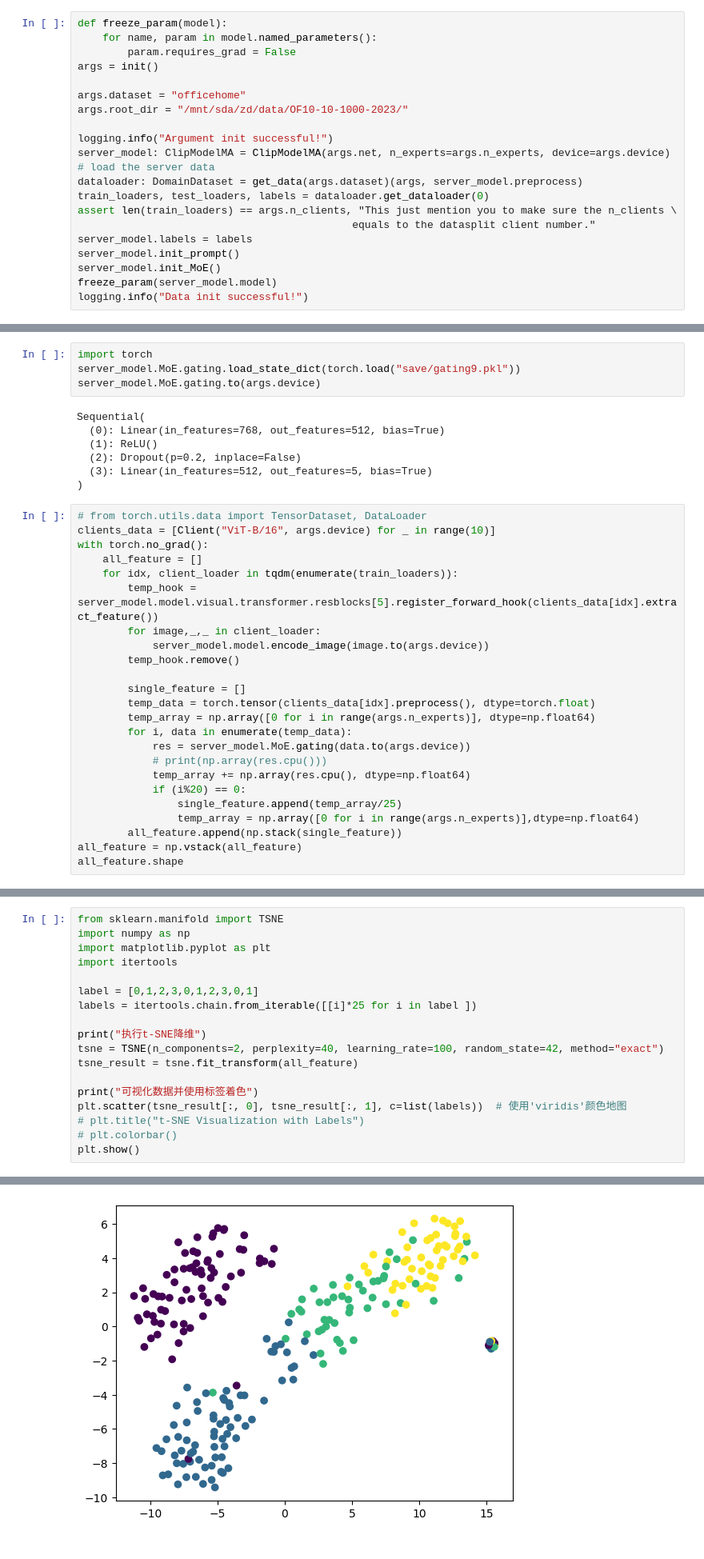
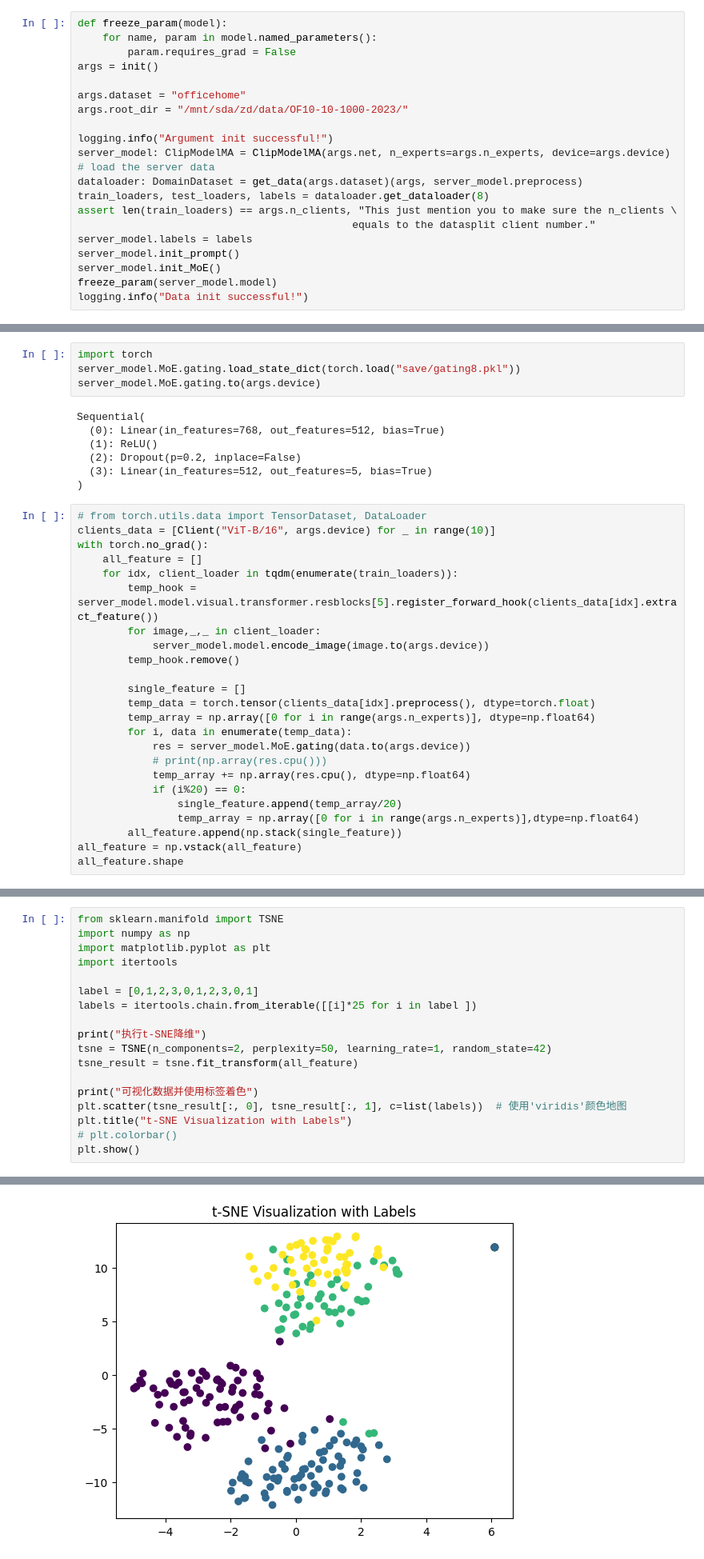
Before and after one commit to bear-zd/MoAFCL, a Jupyter notebook: draw.ipynb, the cells around one changed output, grey strips where cells are left out. Shown at 80% size. Saved outputs shown, nothing was run; the diff lists cells and outputs as text.

```diff
--- a/draw.ipynb
+++ b/draw.ipynb
@@ -73,7 +77,7 @@ args.root_dir = "/mnt/sda/zd/data/OF10-10-1000-2023/"
 logging.info("Argument init successful!")
 server_model: ClipModelMA = ClipModelMA(args.net, n_experts=args.n_experts, device=args.device)  # load the server data
 dataloader: DomainDataset = get_data(args.dataset)(args, server_model.preprocess)
-train_loaders, test_loaders, labels = dataloader.get_dataloader(0)
+train_loaders, test_loaders, labels = dataloader.get_dataloader(8)
 assert len(train_loaders) == args.n_clients, "This just mention you to make sure the n_clients \
                                             equals to the datasplit client number."
 server_model.labels = labels
@@ -100,7 +104,7 @@ loading data in /mnt/sda/zd/data/OF10-10-1000-2023/test/Art with ['Clipart', 'Pr
 Data init successful!
 # %%
 import torch
-server_model.MoE.gating.load_state_dict(torch.load("save/gating9.pkl"))
+server_model.MoE.gating.load_state_dict(torch.load("save/gating8.pkl"))
 server_model.MoE.gating.to(args.device)
 # %% [output]
 Sequential(
@@ -128,7 +132,7 @@ with torch.no_grad():
             # print(np.array(res.cpu()))
             temp_array += np.array(res.cpu(), dtype=np.float64)
             if (i%20) == 0:
-                single_feature.append(temp_array/25)
+                single_feature.append(temp_array/20)
                 temp_array = np.array([0 for i in range(args.n_experts)],dtype=np.float64)
         all_feature.append(np.stack(single_feature))
 all_feature = np.vstack(all_feature)
@@ -143,12 +151,12 @@ label = [0,1,2,3,0,1,2,3,0,1]
 labels = itertools.chain.from_iterable([[i]*25 for i in label ])
 
 print("执行t-SNE降维")
-tsne = TSNE(n_components=2, perplexity=40, learning_rate=100, random_state=42, method="exact")
+tsne = TSNE(n_components=2, perplexity=50, learning_rate=1, random_state=42)
 tsne_result = tsne.fit_transform(all_feature)
 
 print("可视化数据并使用标签着色")
 plt.scatter(tsne_result[:, 0], tsne_result[:, 1], c=list(labels))  # 使用'viridis'颜色地图
-# plt.title("t-SNE Visualization with Labels")
+plt.title("t-SNE Visualization with Labels")
 # plt.colorbar()
 plt.show()
 # %% [output]
@@ -157,4 +180,4 @@ plt.show()
-[figure, old version]
+[figure, new version]
 # %% [markdown]
 # DoaminNet
 # %%
```
Also changed, not shown: parts of 15 cells of this notebook, 2 other files.
